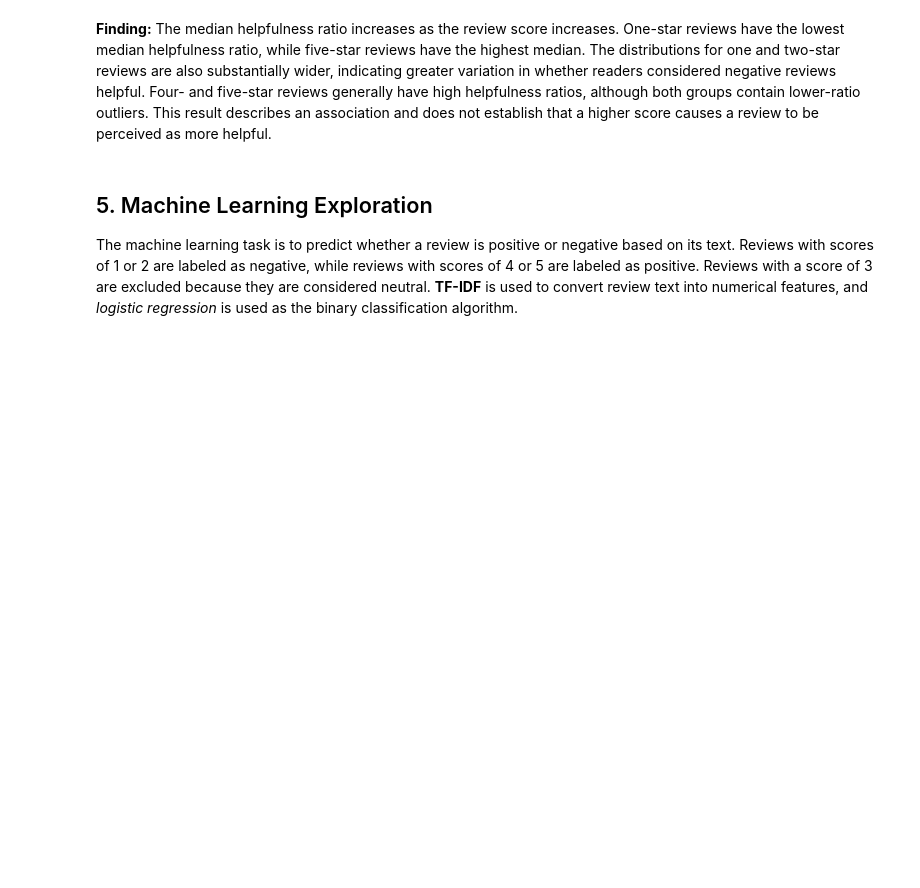
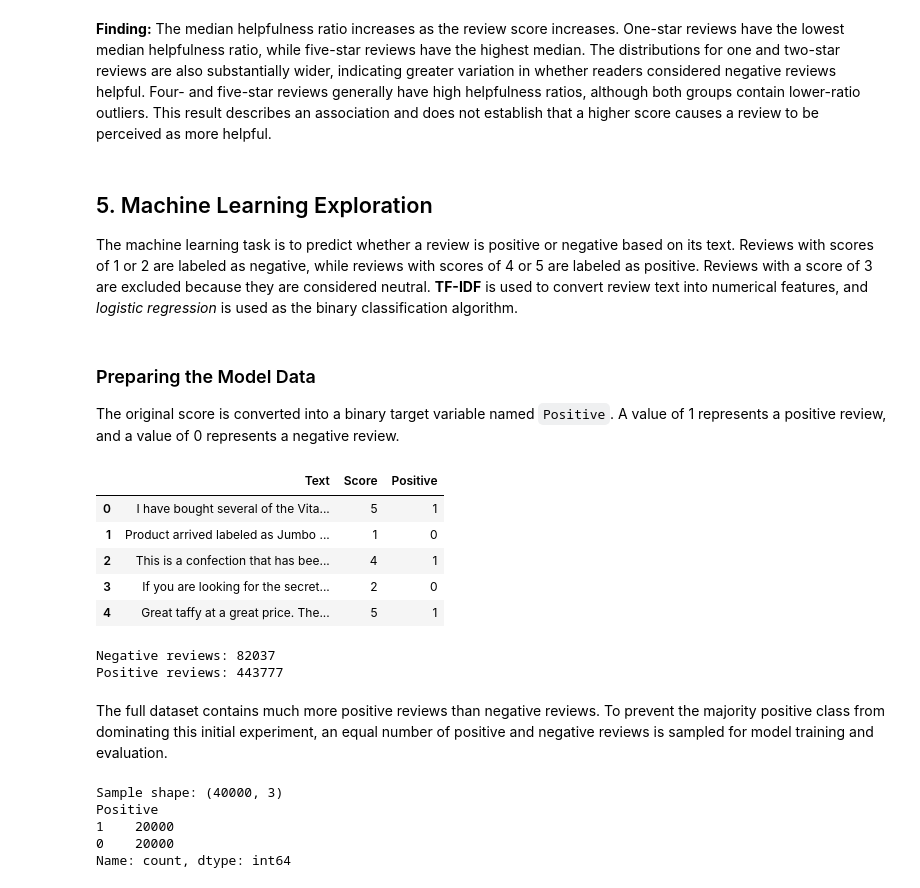
Before and after one commit to Jacey-Dai/IDS706-Assignment-Data-Analysis, a Jupyter notebook: data_analysis.ipynb, the cells around one changed output. Cells and saved outputs as stored; diff of their text form; code cells hidden in the pictures; blank space fills up the shorter version.

```diff
--- a/data_analysis.ipynb
+++ b/data_analysis.ipynb
@@ -361,0 +372,70 @@ The machine learning task is to predict whether a review is positive or negative
+# %% [markdown]
+### Preparing the Model Data
+
+The original score is converted into a binary target variable named `Positive`. A value of 1 represents a positive review, and a value of 0 represents a negative review.
+# %%
+ml_data = reviews.loc[
+    reviews["Score"] != 3,
+    ["Text", "Score"],
+].copy()
+
+ml_data["Text"] = (
+    ml_data["Text"]
+    .str.replace(r"<br\s*/?>", " ", regex=True)
+    .str.replace(r"\s+", " ", regex=True)
+    .str.strip()
+)
+
+ml_data["Positive"] = (
+    ml_data["Score"] >= 4
+).astype(int)
+
+ml_data.head()
+# %% [output]
+|  | Text | Score | Positive |
+| 0 | I have bought several of the Vita... | 5 | 1 |
+| 1 | Product arrived labeled as Jumbo ... | 1 | 0 |
+| 2 | This is a confection that has bee... | 4 | 1 |
+| 3 | If you are looking for the secret... | 2 | 0 |
+| 4 | Great taffy at a great price. The... | 5 | 1 |
+# %%
+class_counts = ml_data["Positive"].value_counts().sort_index()
+
+print("Negative reviews:", class_counts[0])
+print("Positive reviews:", class_counts[1])
+# %% [output]
+Negative reviews: 82037
+Positive reviews: 443777
+# %% [markdown]
+The full dataset contains much more positive reviews than negative reviews. To prevent the majority positive class from dominating this initial experiment, an equal number of positive and negative reviews is sampled for model training and evaluation.
+# %%
+negative_sample = ml_data[
+    ml_data["Positive"] == 0
+].sample(
+    n = 20_000,
+    random_state = 42,
+)
+
+positive_sample = ml_data[
+    ml_data["Positive"] == 1
+].sample(
+    n = 20_000,
+    random_state = 42,
+)
+
+ml_sample = pd.concat(
+    [negative_sample, positive_sample],
+    ignore_index = True,
+).sample(
+    frac = 1,
+    random_state = 42,
+).reset_index(drop = True)
+
+print(f"Sample shape: {ml_sample.shape}")
+print(ml_sample["Positive"].value_counts())
+# %% [output]
+Sample shape: (40000, 3)
+Positive
+1    20000
+0    20000
+Name: count, dtype: int64
```
Also changed, not shown: parts of 18 cells of this notebook, 1 other file.
